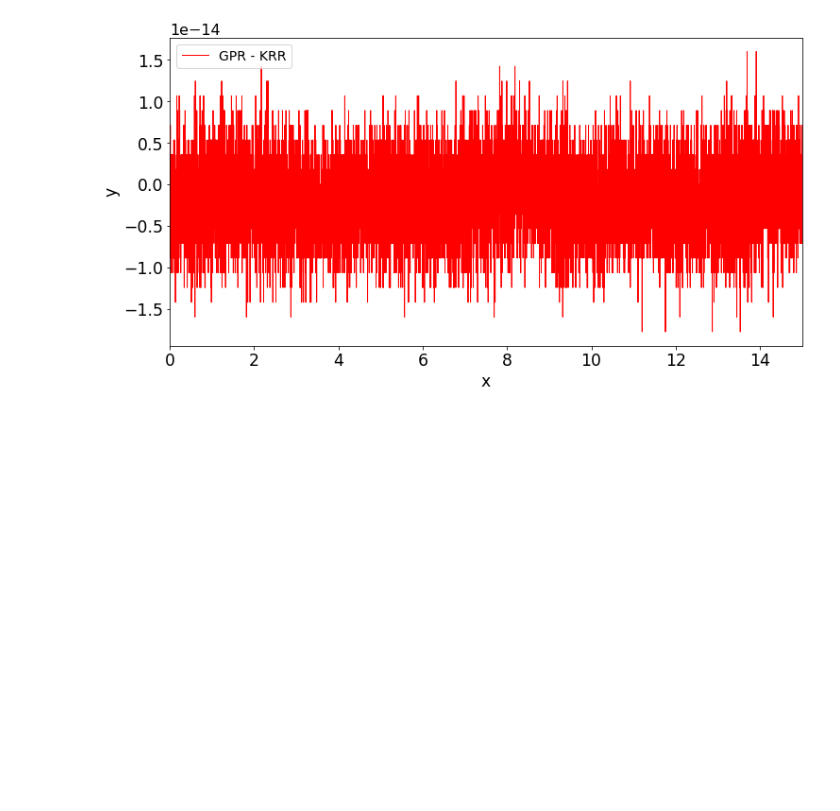
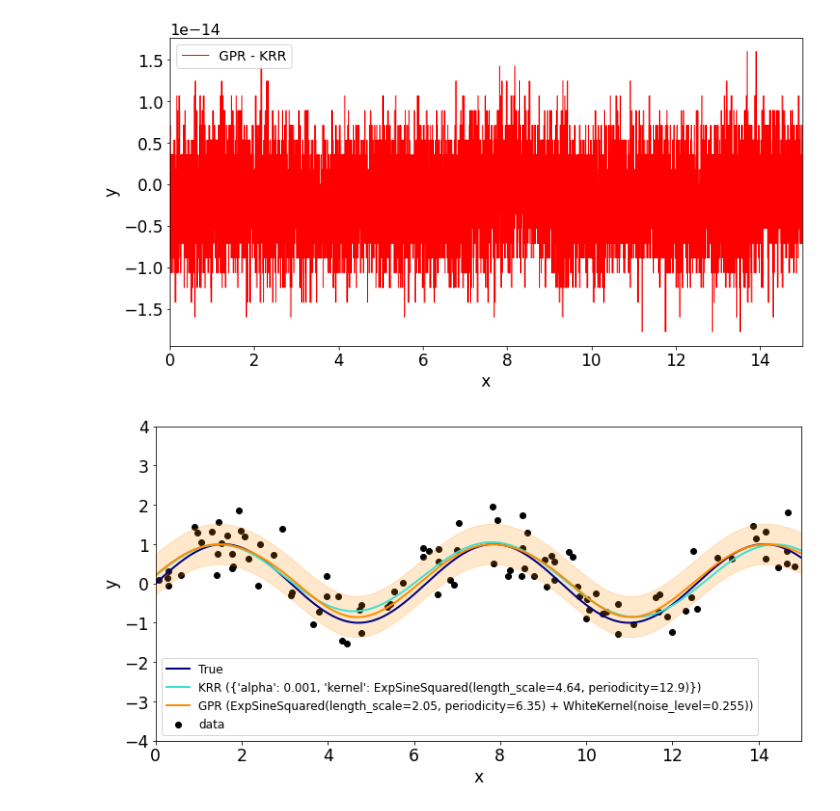
Before and after one commit to YiminWang-MIT/Thesis_supplementary, a Jupyter notebook: kernel_methods/GP_KRR_comparison.ipynb, the cells around one changed output. Saved outputs shown, nothing was run; the diff lists cells and outputs as text; code cells hidden in the pictures; blank space fills up the shorter version.

Commit message:
added citation and default result in the GP KRR comparison

```diff
--- a/kernel_methods/GP_KRR_comparison.ipynb
+++ b/kernel_methods/GP_KRR_comparison.ipynb
@@ -73,3 +74,48 @@ a0.legend(loc="best",  scatterpoints=1, prop={'size': 14})
 # %% [output]
 <matplotlib.legend.Legend at 0x...>
 [figure]
+# %%
+# Leave all parameters trainable
+# Fit KernelRidge with parameter selection based on 5-fold cross validation
+param_grid = {"alpha": [1e0, 1e-1, 1e-2, 1e-3],
+              "kernel": [ExpSineSquared(l, p)
+                         for l in np.logspace(-2, 2, 10)
+                         for p in np.logspace(0, 2, 10)]}
+kr = GridSearchCV(KernelRidge(), param_grid=param_grid)
+kr.fit(X, y)
+gp_kernel = ExpSineSquared(1.0, 5.0, periodicity_bounds=(1e-2, 1e1)) \
+    + WhiteKernel(1e-1)
+gpr = GaussianProcessRegressor(kernel=gp_kernel)
+gpr.fit(X, y)
+
+# Predict using kernel ridge
+X_plot = np.linspace(0, 20, 10000)[:, None]
+y_kr = kr.predict(X_plot)
+
+# Predict using gaussian process regressor
+
+y_gpr = gpr.predict(X_plot, return_std=False)
+y_gpr, y_std = gpr.predict(X_plot, return_std=True)
+# %%
+# Plot results
+plt.figure(figsize=(12, 6))
+lw = 2
+plt.scatter(X, y, c='k', label='data')
+plt.plot(X_plot, np.sin(X_plot), color='navy', lw=lw, label='True')
+plt.plot(X_plot, y_kr, color='turquoise', lw=lw,
+         label='KRR (%s)' % kr.best_params_)
+plt.plot(X_plot, y_gpr, color='darkorange', lw=lw,
+         label='GPR (%s)' % gpr.kernel_)
+plt.fill_between(X_plot[:, 0], y_gpr - y_std, y_gpr + y_std, color='darkorange',
+                 alpha=0.2)
+plt.xlabel('x',size='xx-large')
+plt.ylabel('y',size='xx-large')
+plt.xlim(0, 15)
+plt.ylim(-4, 4)
+#plt.title('GPR versus Kernel Ridge')
+plt.legend(loc="best",  scatterpoints=1, prop={'size': 12})
+plt.tick_params(labelsize='xx-large')
+
+plt.show()
+# %% [output]
+[figure, added]
```
Also changed, not shown: parts of 2 cells of this notebook.
